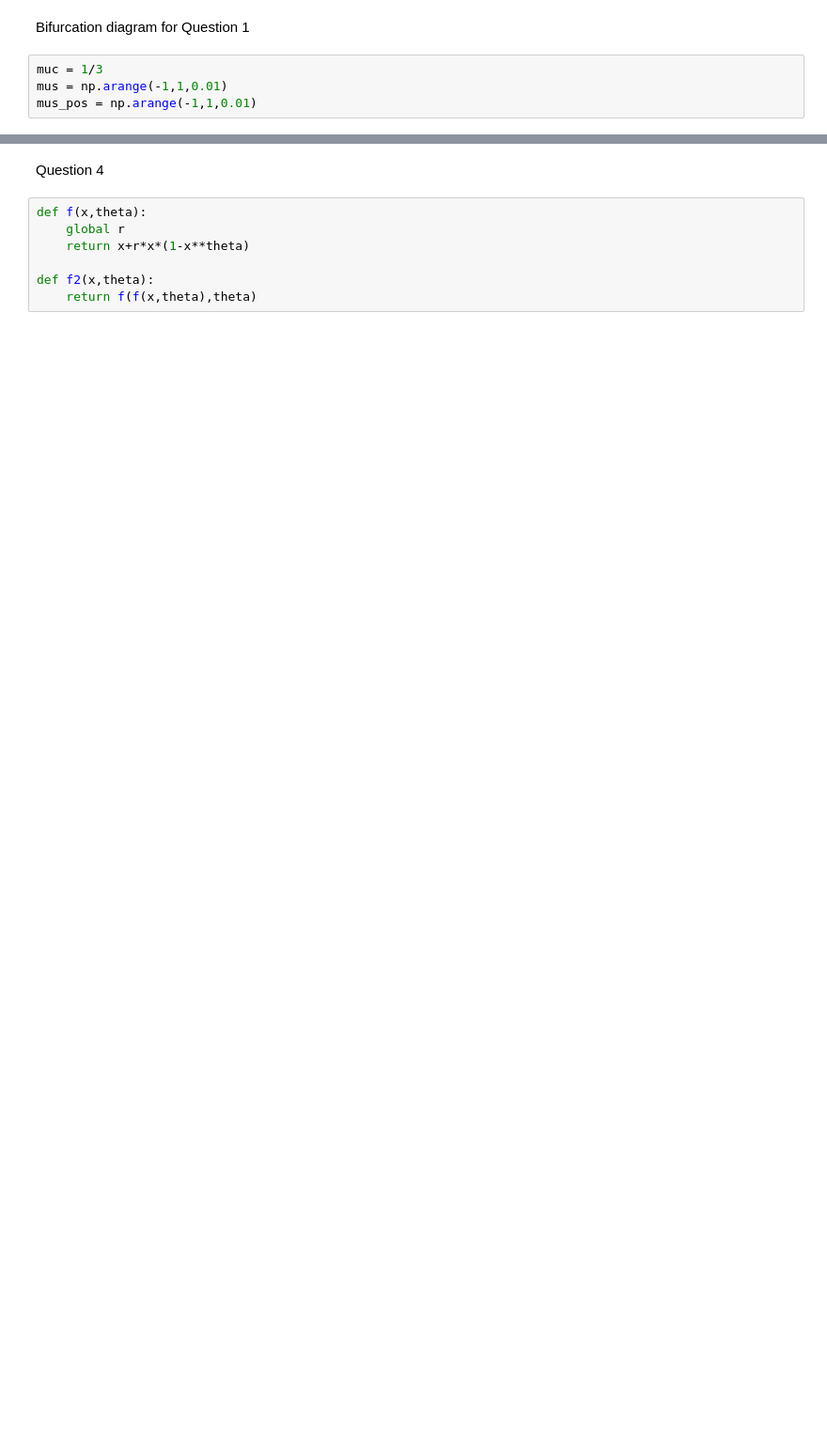
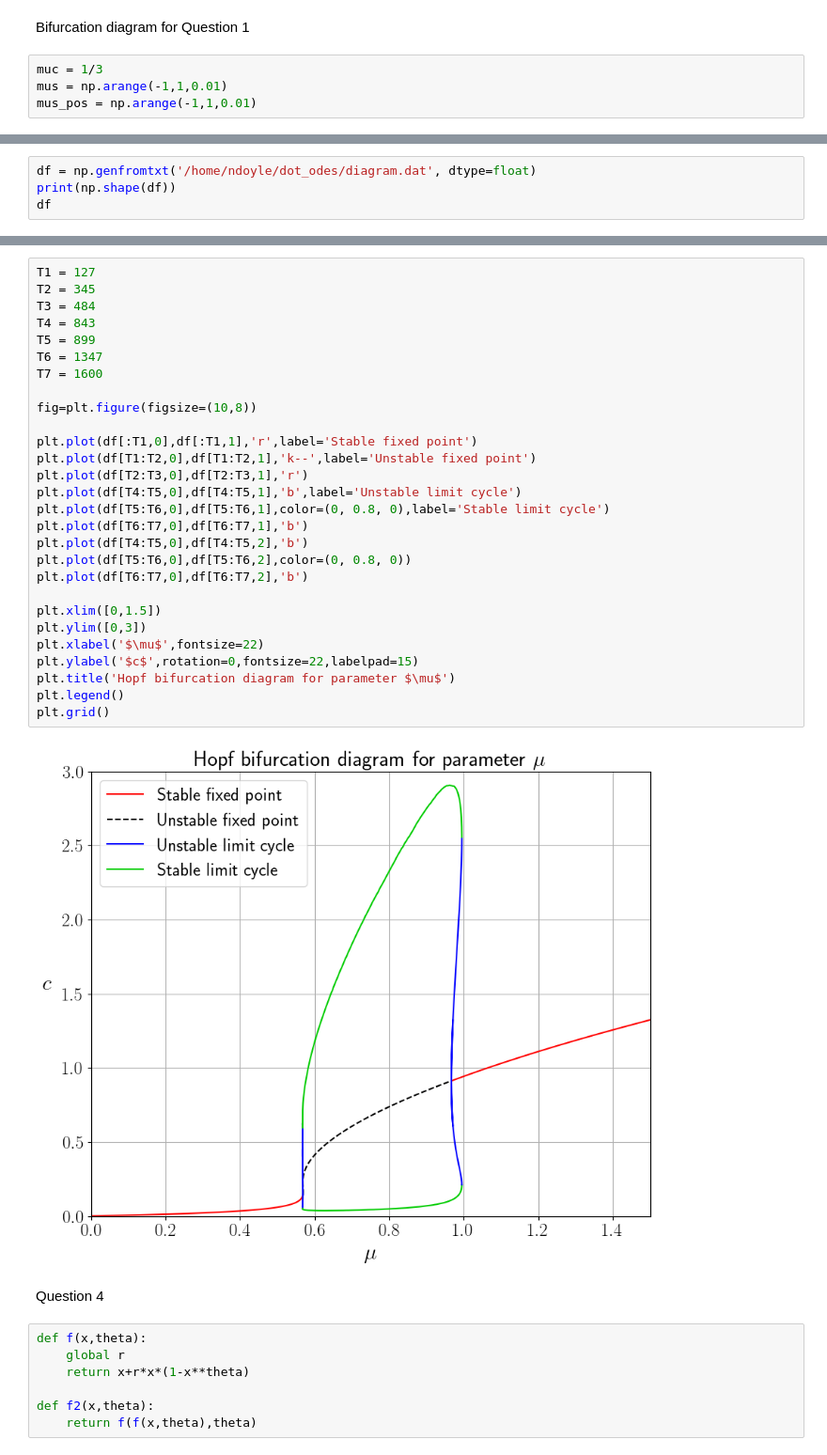
Before and after one commit to ndoyle815/MA999, a Jupyter notebook: assignment_1.ipynb, the cells around one changed output, grey strips where cells are left out. Shown at 94% size. Drawn from its saved outputs; the diff is of its cells as text; blank space fills up the shorter version.

```diff
--- a/assignment_1.ipynb
+++ b/assignment_1.ipynb
@@ -32,0 +55,4 @@ plt.grid()
+# %%
+df = np.genfromtxt('/home/ndoyle/dot_odes/diagram.dat', dtype=float)
+print(np.shape(df))
+df
@@ -33,3 +93,33 @@ plt.grid()
+# %%
+T1 = 127
+T2 = 345
+T3 = 484
+T4 = 843
+T5 = 899
+T6 = 1347
+T7 = 1600
+
+fig=plt.figure(figsize=(10,8))
+
+plt.plot(df[:T1,0],df[:T1,1],'r',label='Stable fixed point')
+plt.plot(df[T1:T2,0],df[T1:T2,1],'k--',label='Unstable fixed point')
+plt.plot(df[T2:T3,0],df[T2:T3,1],'r')
+plt.plot(df[T4:T5,0],df[T4:T5,1],'b',label='Unstable limit cycle')
+plt.plot(df[T5:T6,0],df[T5:T6,1],color=(0, 0.8, 0),label='Stable limit cycle')
+plt.plot(df[T6:T7,0],df[T6:T7,1],'b')
+plt.plot(df[T4:T5,0],df[T4:T5,2],'b')
+plt.plot(df[T5:T6,0],df[T5:T6,2],color=(0, 0.8, 0))
+plt.plot(df[T6:T7,0],df[T6:T7,2],'b')
+
+plt.xlim([0,1.5])
+plt.ylim([0,3])
+plt.xlabel('$\mu$',fontsize=22)
+plt.ylabel('$c$',rotation=0,fontsize=22,labelpad=15)
+plt.title('Hopf bifurcation diagram for parameter $\mu$')
+plt.legend()
+plt.grid()
+# %% [output]
+[figure, added]
 # %% [markdown]
 Question 4
 # %%
```
Also changed, not shown: parts of 10 cells of this notebook.
